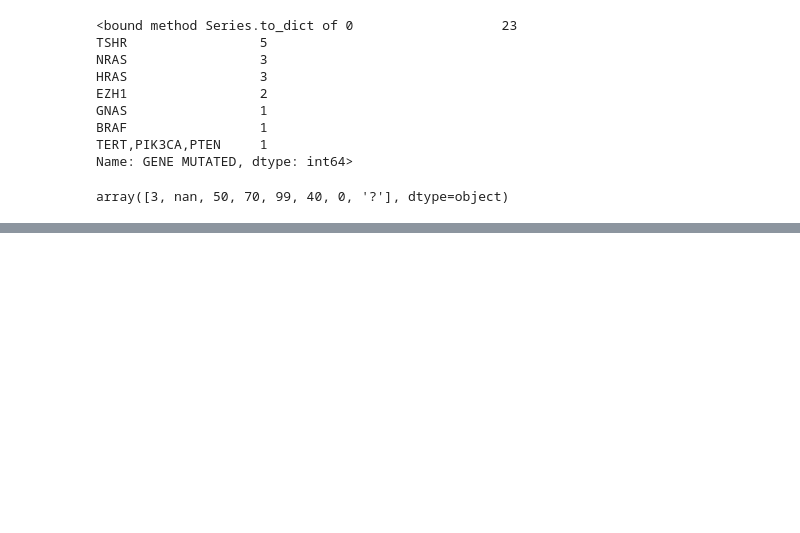
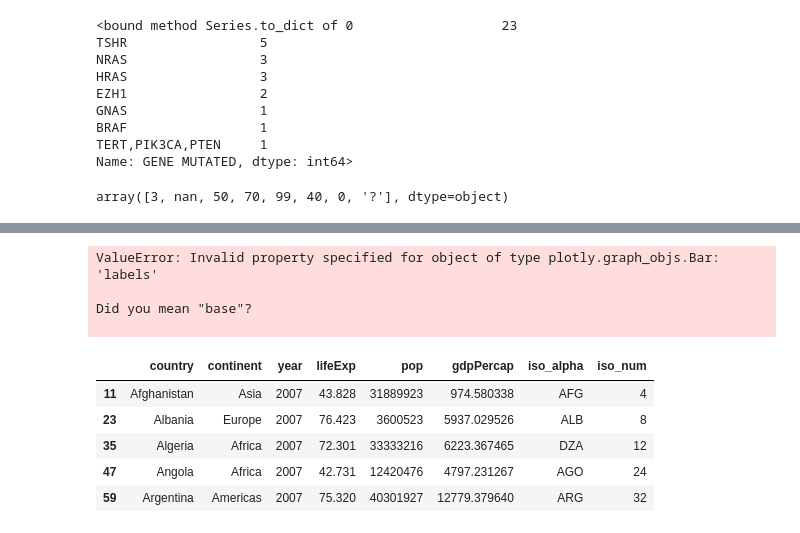
Before and after one commit to mathmax-team/USCAP_Thyroid, a Jupyter notebook: data/USCAP_data.ipynb, the cells around one changed output, grey strips where cells are left out. Drawn from its saved outputs; the diff is of its cells as text; code cells hidden in the pictures; blank space fills up the shorter version.

```diff
--- a/data/USCAP_data.ipynb
+++ b/data/USCAP_data.ipynb
@@ -612,0 +795,14 @@ fig.show()
+# %%
+import plotly.express as px
+df = px.data.gapminder().query("year == 2007")
+fig = px.bar(df, y="continent", x="pop", color="continent", orientation="h", hover_name="country",
+             title="Explicit color mapping",
+             color_discrete_sequence=["purple", "green", "blue", "goldenrod", "magenta","orange"])
+            #  color_discrete_map={
+            #     "Europe": "red",
+            #     "Asia": "orange",
+            #     "Americas": "blue",
+            #     "Oceania": "goldenrod",
+            #     "Africa": "magenta"},)
+
+fig.show()
@@ -612,0 +823,16 @@ fig.show()
+# %%
+make_bar(bar_data,"labels","values")
+# %% [output]
+ValueError: Invalid property specified for object of type plotly.graph_objs.Bar: 'labels'
+
+Did you mean "base"?
+
+# %%
+df.head()
+# %% [output]
+|  | country | continent | year | lifeExp | pop | gdpPercap | iso_alpha | iso_num |
+| 11 | Afghanistan | Asia | 2007 | 43.828 | 31889923 | 974.580338 | AFG | 4 |
+| 23 | Albania | Europe | 2007 | 76.423 | 3600523 | 5937.029526 | ALB | 8 |
+| 35 | Algeria | Africa | 2007 | 72.301 | 33333216 | 6223.367465 | DZA | 12 |
+| 47 | Angola | Africa | 2007 | 42.731 | 12420476 | 4797.231267 | AGO | 24 |
+| 59 | Argentina | Americas | 2007 | 75.320 | 40301927 | 12779.379640 | ARG | 32 |
```
Also changed, not shown: parts of 37 cells of this notebook, 7 other files.
